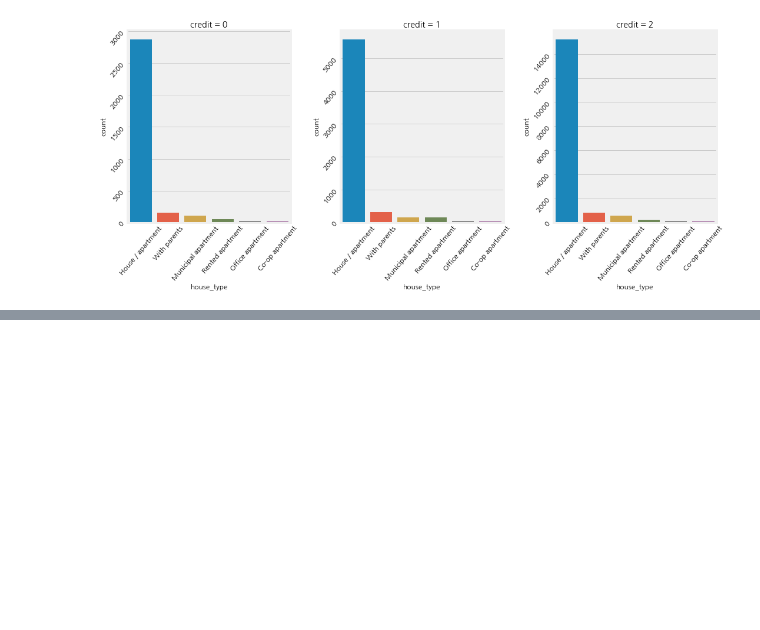
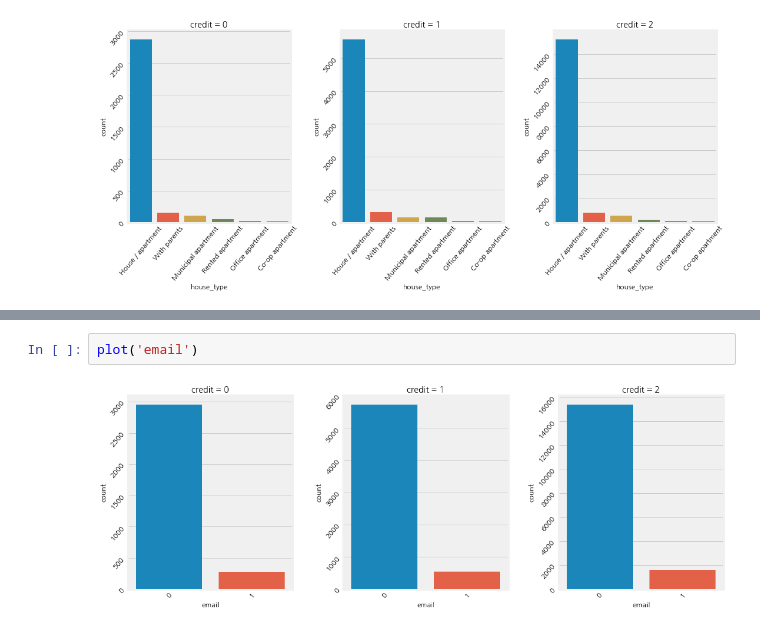
Before and after one commit to jaaaamj0711/DACON, a Jupyter notebook: dacon_ing.ipynb, the cells around one changed output, grey strips where cells are left out. Saved outputs shown, nothing was run; the diff lists cells and outputs as text; blank space fills up the shorter version.

```diff
--- a/dacon_ing.ipynb
+++ b/dacon_ing.ipynb
@@ -206,0 +215,4 @@ plot('house_type')
+# %%
+plot('email')
+# %% [output]
+[figure, added]
```
Also changed, not shown: parts of 9 cells of this notebook.
